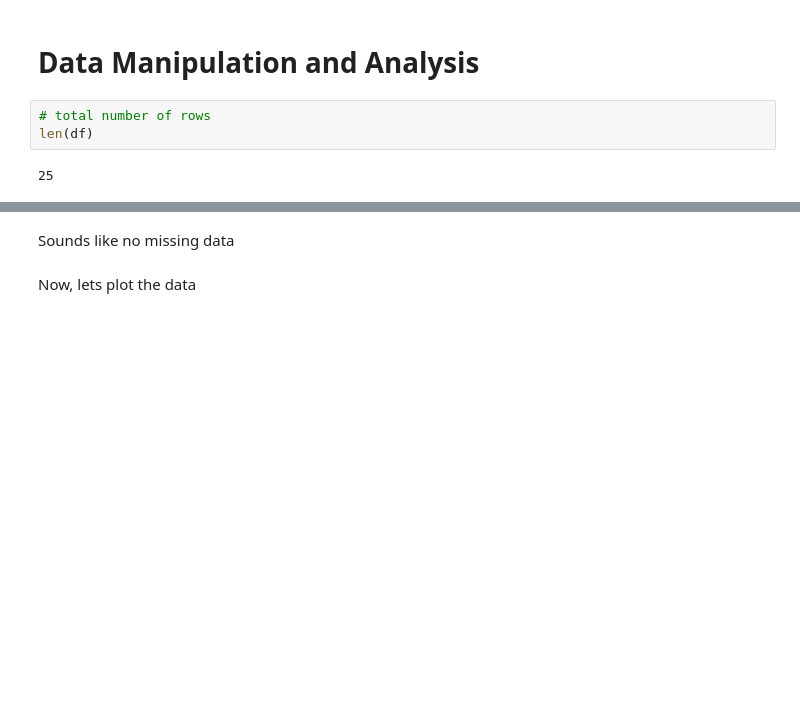
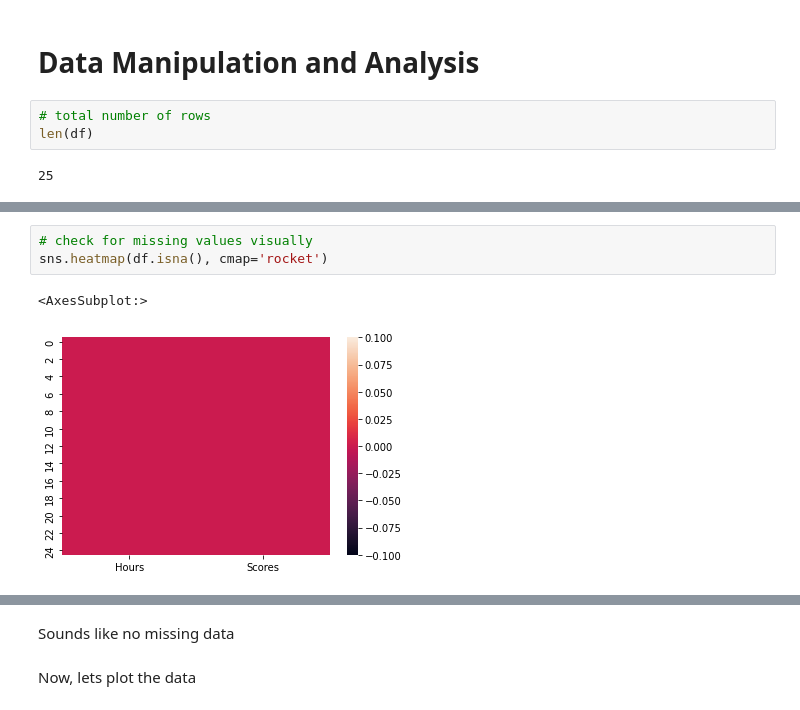
Before and after one commit to bannu0snake/linear_regression, a Jupyter notebook: task-1.ipynb, the cells around one changed output, grey strips where cells are left out. Cells and saved outputs as stored; diff of their text form; blank space fills up the shorter version.

Commit message:
seabon visualizations #1

```diff
--- a/task-1.ipynb
+++ b/task-1.ipynb
@@ -69,0 +84,6 @@ dtype: int64
+# %%
+# check for missing values visually
+sns.heatmap(df.isna(), cmap='rocket')
+# %% [output]
+<AxesSubplot:>
+[figure, added]
```
Also changed, not shown: parts of 6 cells of this notebook.
